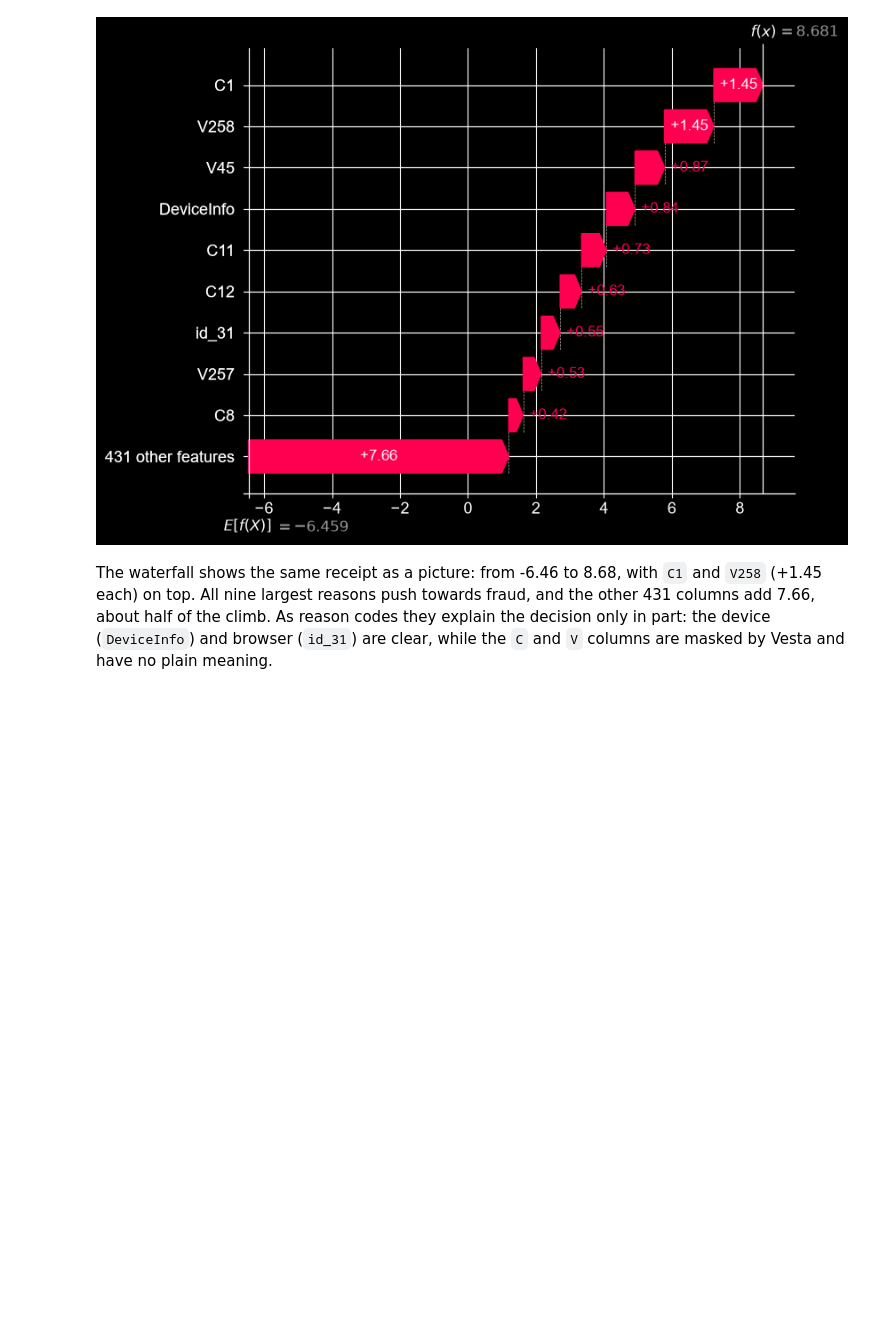
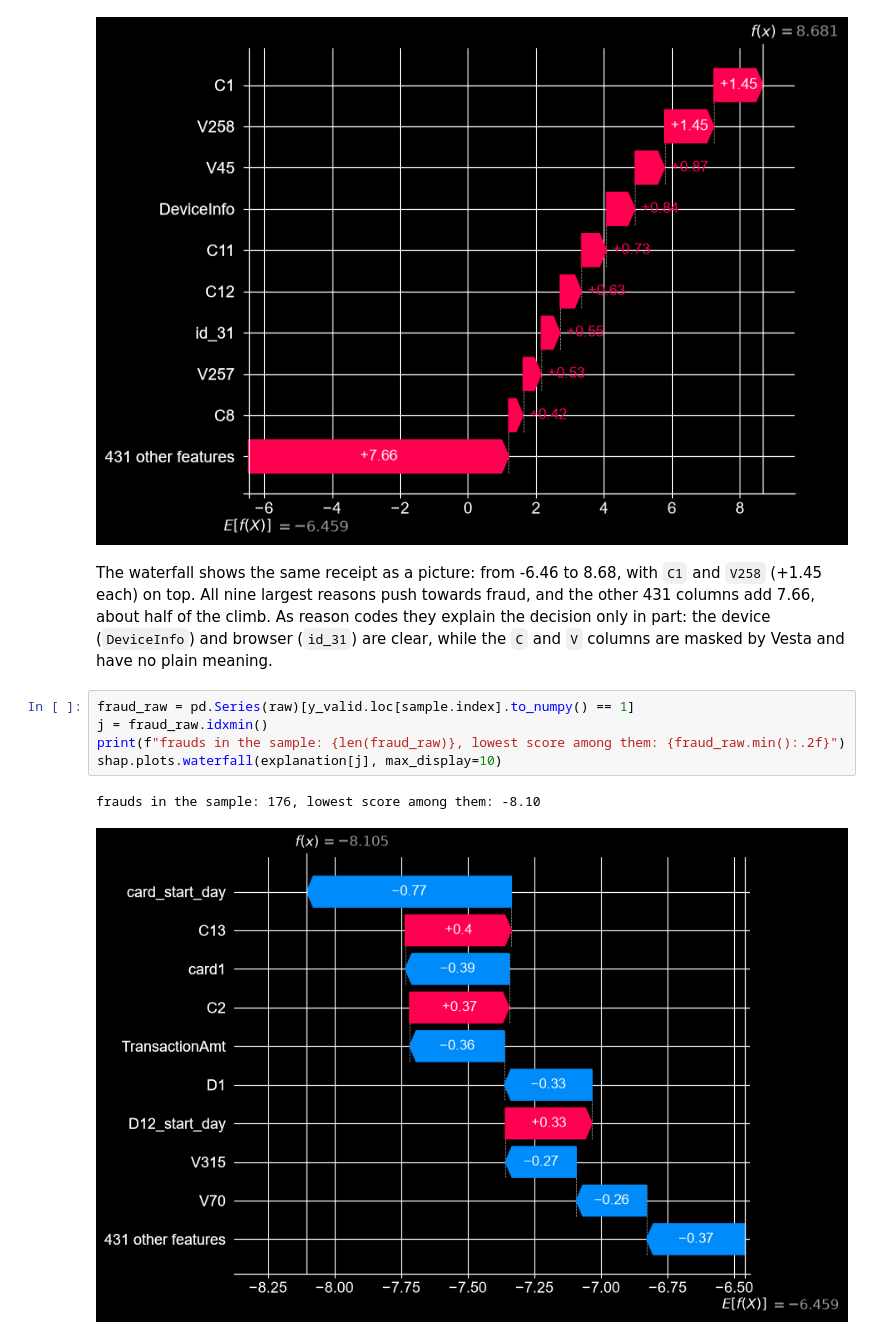
Before and after one commit to KrisTinaShch/fraud-risk-scoring, a Jupyter notebook: notebooks/08_shap.ipynb, the cells around one changed output. Saved outputs shown, nothing was run; the diff lists cells and outputs as text; blank space fills up the shorter version.

Commit message:
Look at the fraud the model missed and sum up SHAP

```diff
--- a/notebooks/08_shap.ipynb
+++ b/notebooks/08_shap.ipynb
@@ -91,3 +91,11 @@ shap.plots.waterfall(explanation[i], max_display=10)
 [figure]
 # %% [markdown]
 The waterfall shows the same receipt as a picture: from -6.46 to 8.68, with `C1` and `V258` (+1.45 each) on top. All nine largest reasons push towards fraud, and the other 431 columns add 7.66, about half of the climb. As reason codes they explain the decision only in part: the device (`DeviceInfo`) and browser (`id_31`) are clear, while the `C` and `V` columns are masked by Vesta and have no plain meaning.
+# %%
+fraud_raw = pd.Series(raw)[y_valid.loc[sample.index].to_numpy() == 1]
+j = fraud_raw.idxmin()
+print(f"frauds in the sample: {len(fraud_raw)}, lowest score among them: {fraud_raw.min():.2f}")
+shap.plots.waterfall(explanation[j], max_display=10)
+# %% [output]
+frauds in the sample: 176, lowest score among them: -8.10
+[figure, added]
```
Also changed, not shown: parts of 2 cells of this notebook.
